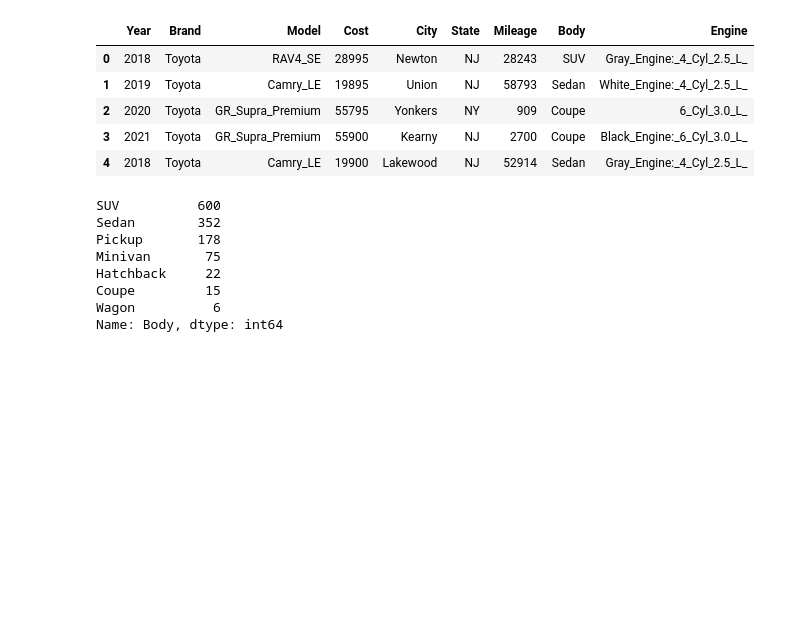
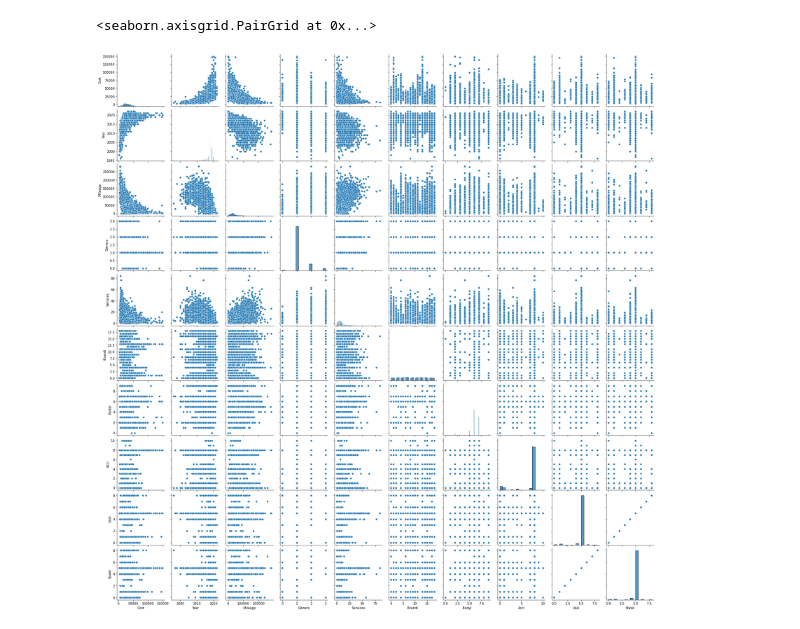
Before and after one commit to hzhi54/Cars_Price_Regression_Project, a Jupyter notebook: regression_code.ipynb, the cells around one changed output. Cells and saved outputs as stored; diff of their text form; code cells hidden in the pictures; blank space fills up the shorter version.

Commit message:
Piarplot
- finish eda
- added pairplot

```diff
--- a/regression_code.ipynb
+++ b/regression_code.ipynb
@@ -16,0 +15,26 @@ df = df[['Year','Brand','Model','Cost','City','State','Mileage','Body','Engine']
+# %%
+def numbers_only(s):
+    retVal = re.sub("[^0-9]", "", s)
+    if retVal == "":
+        return 0
+    else:
+        return int(retVal)
+# %%
+dfs = []
+data = 'data/carfax_m'
+for i in range(1,20):
+    dfs.append(pd.read_csv(data+str(i)+'.csv'))
+df = pd.concat(dfs)
+df = df[['Year','Brand','Model','Cost','City','State','Mileage'
+         ,'Accident','Body','Engine','Owners','Usefor','Services']].reset_index()
+df = df.applymap(lambda x: str(x).strip())
+# %%
+value = df['City'].value_counts()[150]
+counts = df['City'].value_counts()
+df = df[~df['City'].isin(counts[counts < value].index)]
+df['Year'] = df['Year'].apply(lambda x: float(x))
+df['Mileage'] = df['Mileage'].apply(lambda x: float(x))
+df['Engine'] = df['Engine'].apply(modify)
+value = df['Engine'].value_counts()[20]
+counts = df['Engine'].value_counts()
+df = df[~df['Engine'].isin(counts[counts < value].index)]
@@ -17 +83,8 @@ df = df[['Year','Brand','Model','Cost','City','State','Mileage','Body','Engine']
+# %%
+cdf = df[['Cost','Year','Mileage','Owners','Services','Brandl',
+         'Bodyl','Accl','Usel','Statel']].copy()
+cdf['Owners'] = cdf['Owners'].apply(numbers_only)
+cdf['Services'] = cdf['Services'].apply(lambda x: int(x))
+cdf['Cost'] = cdf['Cost'].apply(numbers_only)
+cdf = cdf[cdf['Cost'] != 0]
 # %%
@@ -36,20 +109,0 @@ memory usage: 87.9+ KB
-# %%
-df.head()
-# %% [output]
-|  | Year | Brand | Model | Cost | City | State | Mileage | Body | Engine |
-| 0 | 2018 | Toyota | RAV4_SE | 28995 | Newton | NJ | 28243 | SUV | Gray_Engine:_4_Cyl_2.5_L_ |
-| 1 | 2019 | Toyota | Camry_LE | 19895 | Union | NJ | 58793 | Sedan | White_Engine:_4_Cyl_2.5_L_ |
-| 2 | 2020 | Toyota | GR_Supra_Premium | 55795 | Yonkers | NY | 909 | Coupe | 6_Cyl_3.0_L_ |
-| 3 | 2021 | Toyota | GR_Supra_Premium | 55900 | Kearny | NJ | 2700 | Coupe | Black_Engine:_6_Cyl_3.0_L_ |
-| 4 | 2018 | Toyota | Camry_LE | 19900 | Lakewood | NJ | 52914 | Sedan | Gray_Engine:_4_Cyl_2.5_L_ |
-# %%
-df['Body'].value_counts()
-# %% [output]
-SUV          600
-Sedan        352
-Pickup       178
-Minivan       75
-Hatchback     22
-Coupe         15
-Wagon          6
-Name: Body, dtype: int64
@@ -55,0 +112,5 @@ Name: Body, dtype: int64
+# %%
+sns.pairplot(cdf)
+# %% [output]
+<seaborn.axisgrid.PairGrid at 0x...>
+[figure, added]
```
Also changed, not shown: parts of 9 cells of this notebook, 22 other files.
